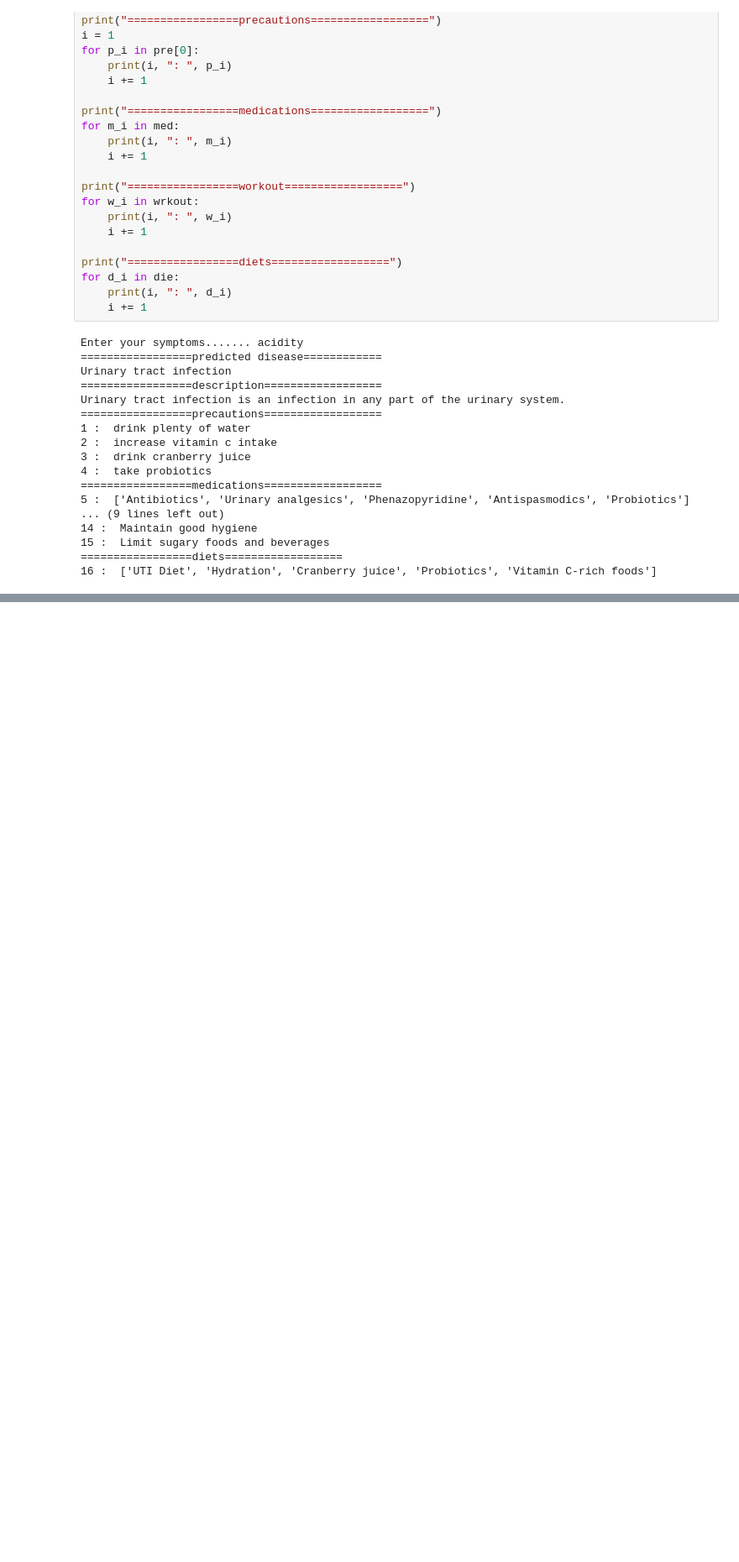
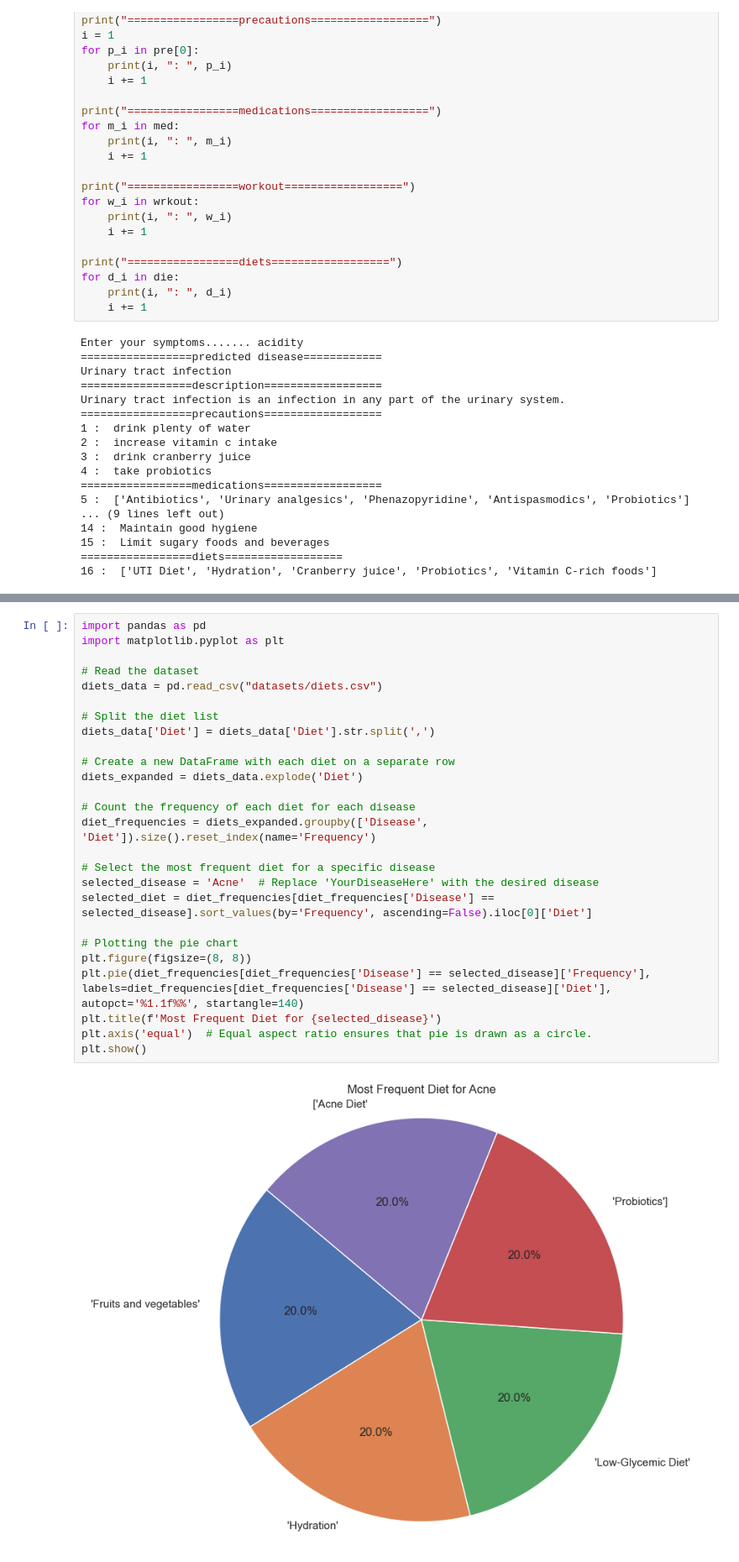
Before and after one commit to ArchieSaxena/Archie_Saxena_Girl_Hackathon_2024, a Jupyter notebook: Healthcare-GGHK/GGHK.ipynb, the cells around one changed output, grey strips where cells are left out. Shown at 84% size. Saved outputs shown, nothing was run; the diff lists cells and outputs as text; blank space fills up the shorter version.

```diff
--- a/Healthcare-GGHK/GGHK.ipynb
+++ b/Healthcare-GGHK/GGHK.ipynb
@@ -457,0 +625,28 @@ print(sklearn.__version__)
+# %%
+import pandas as pd
+import matplotlib.pyplot as plt
+
+# Read the dataset
+diets_data = pd.read_csv("datasets/diets.csv")
+
+# Split the diet list
+diets_data['Diet'] = diets_data['Diet'].str.split(',')
+
+# Create a new DataFrame with each diet on a separate row
+diets_expanded = diets_data.explode('Diet')
+
+# Count the frequency of each diet for each disease
+diet_frequencies = diets_expanded.groupby(['Disease', 'Diet']).size().reset_index(name='Frequency')
+
+# Select the most frequent diet for a specific disease
+selected_disease = 'Acne'  # Replace 'YourDiseaseHere' with the desired disease
+selected_diet = diet_frequencies[diet_frequencies['Disease'] == selected_disease].sort_values(by='Frequency', ascending=False).iloc[0]['Diet']
+
+# Plotting the pie chart
+plt.figure(figsize=(8, 8))
+plt.pie(diet_frequencies[diet_frequencies['Disease'] == selected_disease]['Frequency'], labels=diet_frequencies[diet_frequencies['Disease'] == selected_disease]['Diet'], autopct='%1.1f%%', startangle=140)
+plt.title(f'Most Frequent Diet for {selected_disease}')
+plt.axis('equal')  # Equal aspect ratio ensures that pie is drawn as a circle.
+plt.show()
+# %% [output]
+[figure, added]
```
Also changed, not shown: parts of 29 cells of this notebook, 2 other files.
